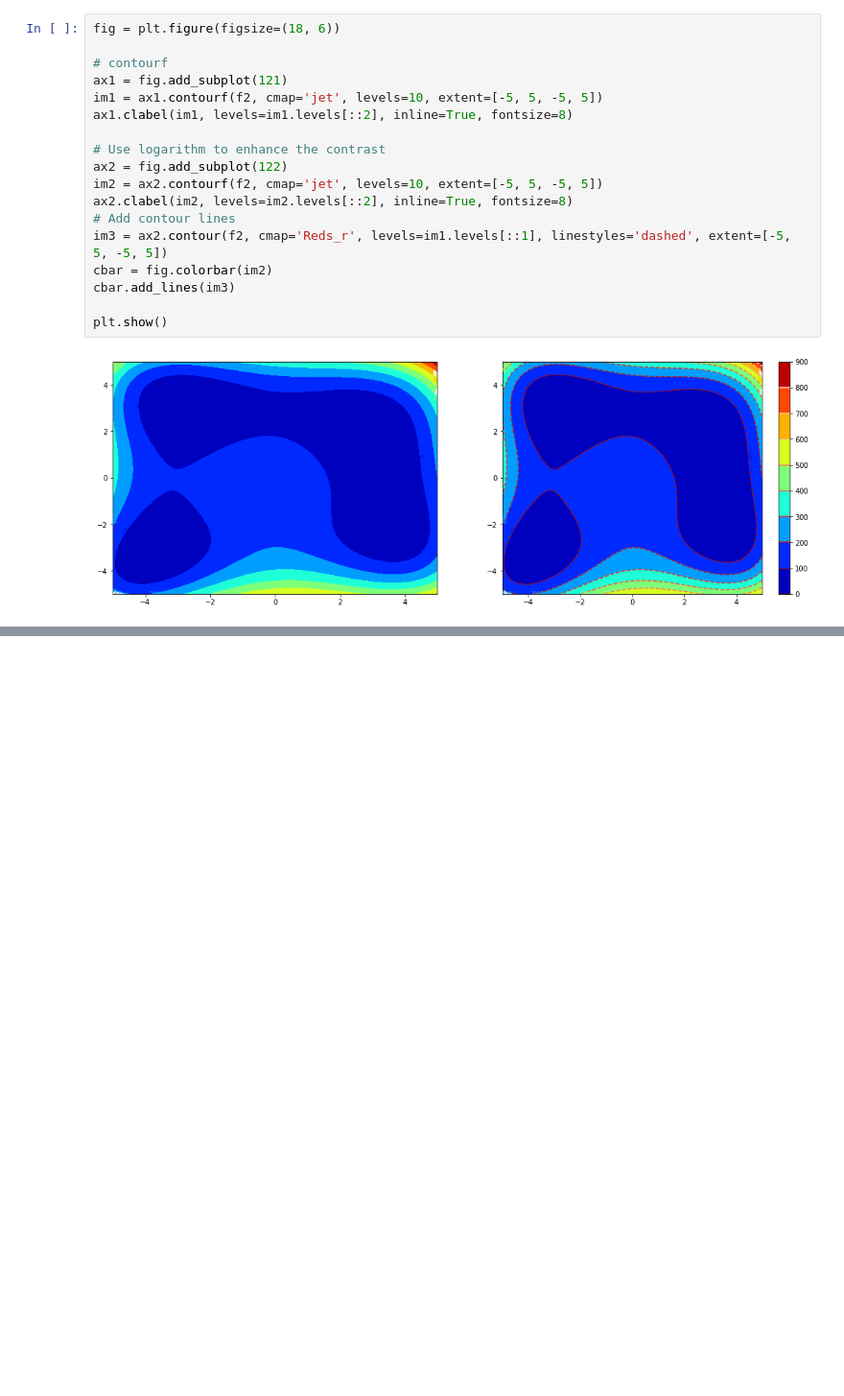
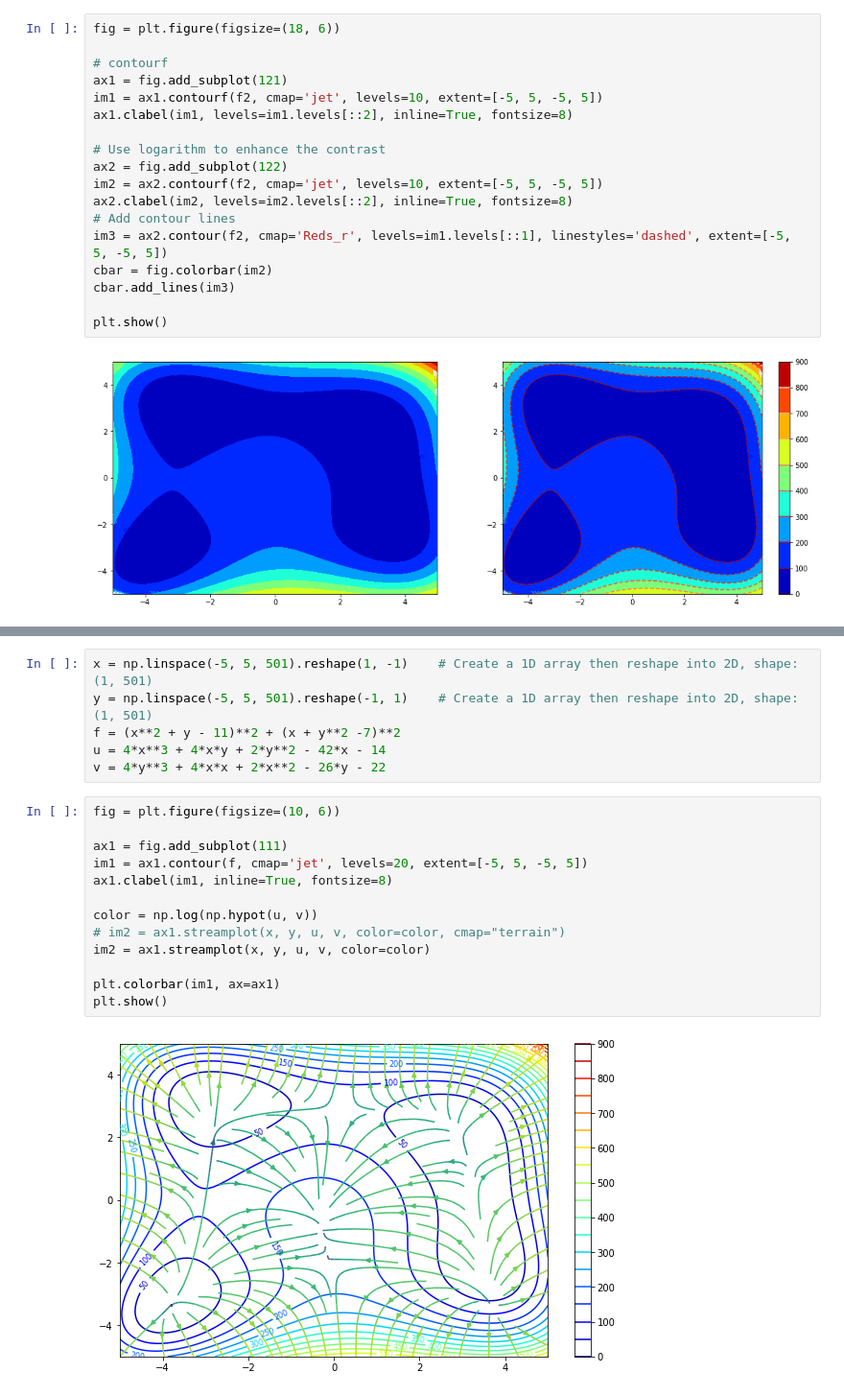
Before and after one commit to bruce88617/nycudopcs, a Jupyter notebook: Lectures/Lecture13/Lecture13.ipynb, the cells around one changed output, grey strips where cells are left out. Shown at 96% size. Saved outputs shown, nothing was run; the diff lists cells and outputs as text; blank space fills up the shorter version.

```diff
--- a/Lectures/Lecture13/Lecture13.ipynb
+++ b/Lectures/Lecture13/Lecture13.ipynb
@@ -482,0 +499,21 @@ plt.show()
+# %%
+x = np.linspace(-5, 5, 501).reshape(1, -1)    # Create a 1D array then reshape into 2D, shape: (1, 501)
+y = np.linspace(-5, 5, 501).reshape(-1, 1)    # Create a 1D array then reshape into 2D, shape: (1, 501)
+f = (x**2 + y - 11)**2 + (x + y**2 -7)**2
+u = 4*x**3 + 4*x*y + 2*y**2 - 42*x - 14
+v = 4*y**3 + 4*x*x + 2*x**2 - 26*y - 22
+# %%
+fig = plt.figure(figsize=(10, 6))
+
+ax1 = fig.add_subplot(111)
+im1 = ax1.contour(f, cmap='jet', levels=20, extent=[-5, 5, -5, 5])
+ax1.clabel(im1, inline=True, fontsize=8)
+
+color = np.log(np.hypot(u, v))
+# im2 = ax1.streamplot(x, y, u, v, color=color, cmap="terrain")
+im2 = ax1.streamplot(x, y, u, v, color=color)
+
+plt.colorbar(im1, ax=ax1)
+plt.show()
+# %% [output]
+[figure, added]
```
Also changed, not shown: parts of 1 cell of this notebook.
